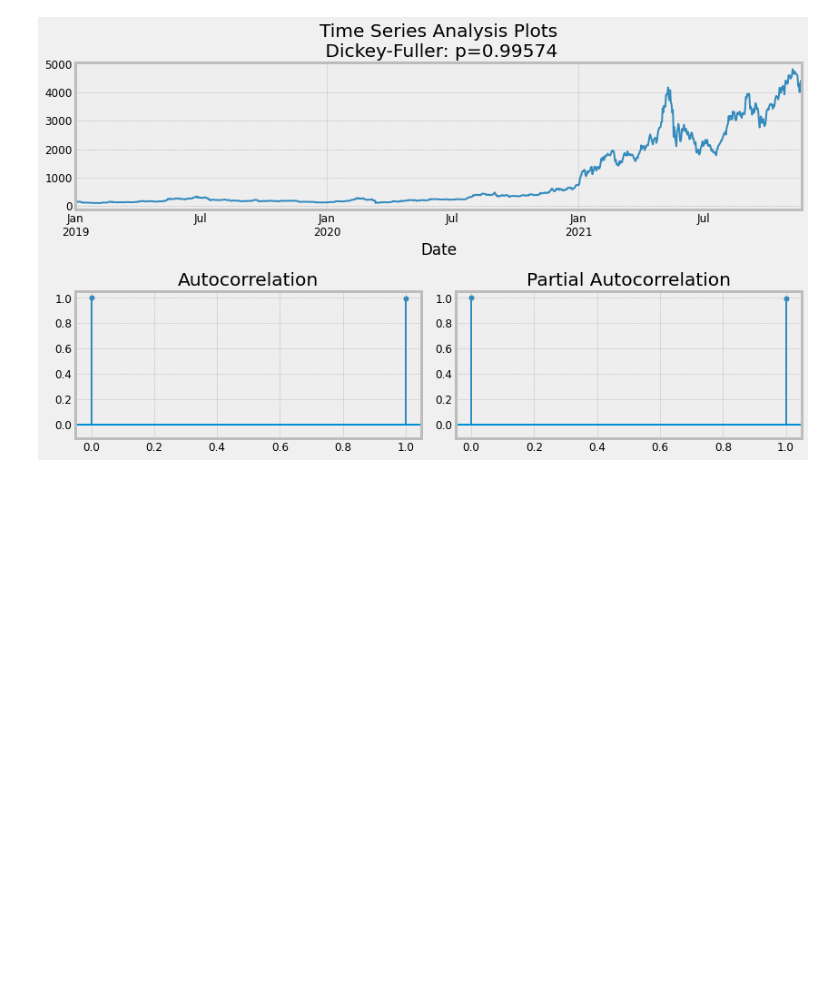
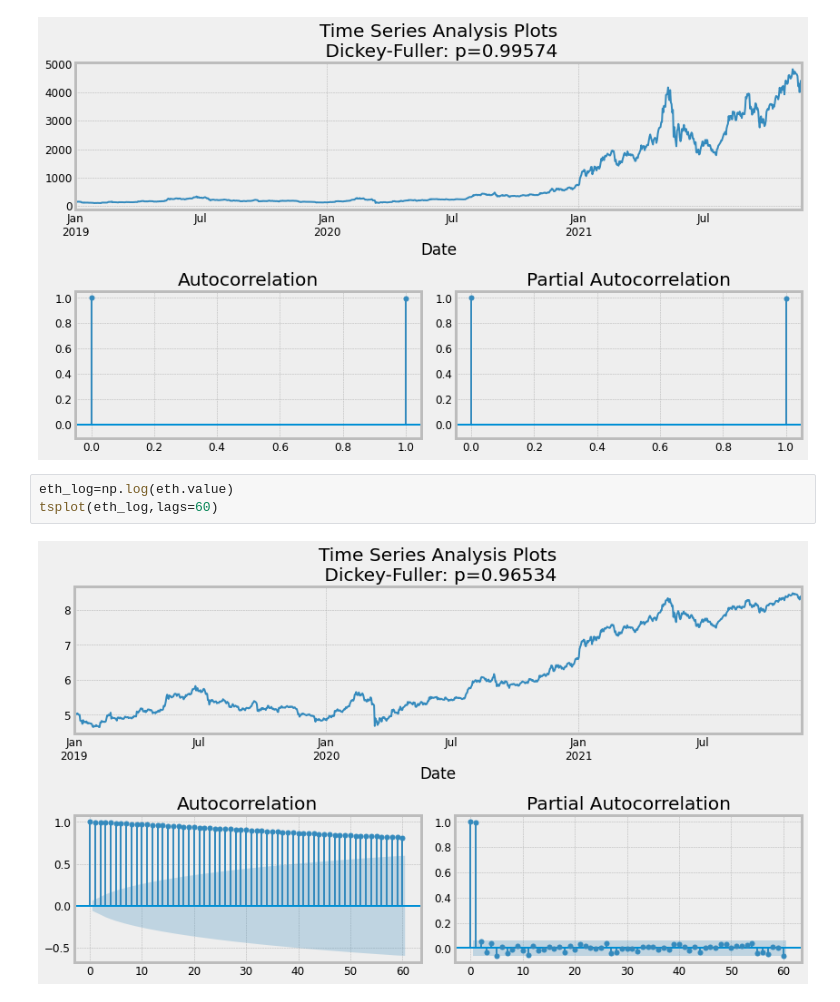
Before and after one commit to lerocha1/Analisando_ETH_Sarima, a Jupyter notebook: Teste_investpy_BTC_and_ETH.ipynb, the cells around one changed output. Saved outputs shown, nothing was run; the diff lists cells and outputs as text; blank space fills up the shorter version.

```diff
--- a/Teste_investpy_BTC_and_ETH.ipynb
+++ b/Teste_investpy_BTC_and_ETH.ipynb
@@ -174,3 +174,8 @@ eth.rename( columns={
 tsplot(eth.value,lags=1)
 # %% [output]
 [figure]
+# %%
+eth_log=np.log(eth.value)
+tsplot(eth_log,lags=60)
+# %% [output]
+[figure, added]
```
Also changed, not shown: parts of 5 cells of this notebook.
